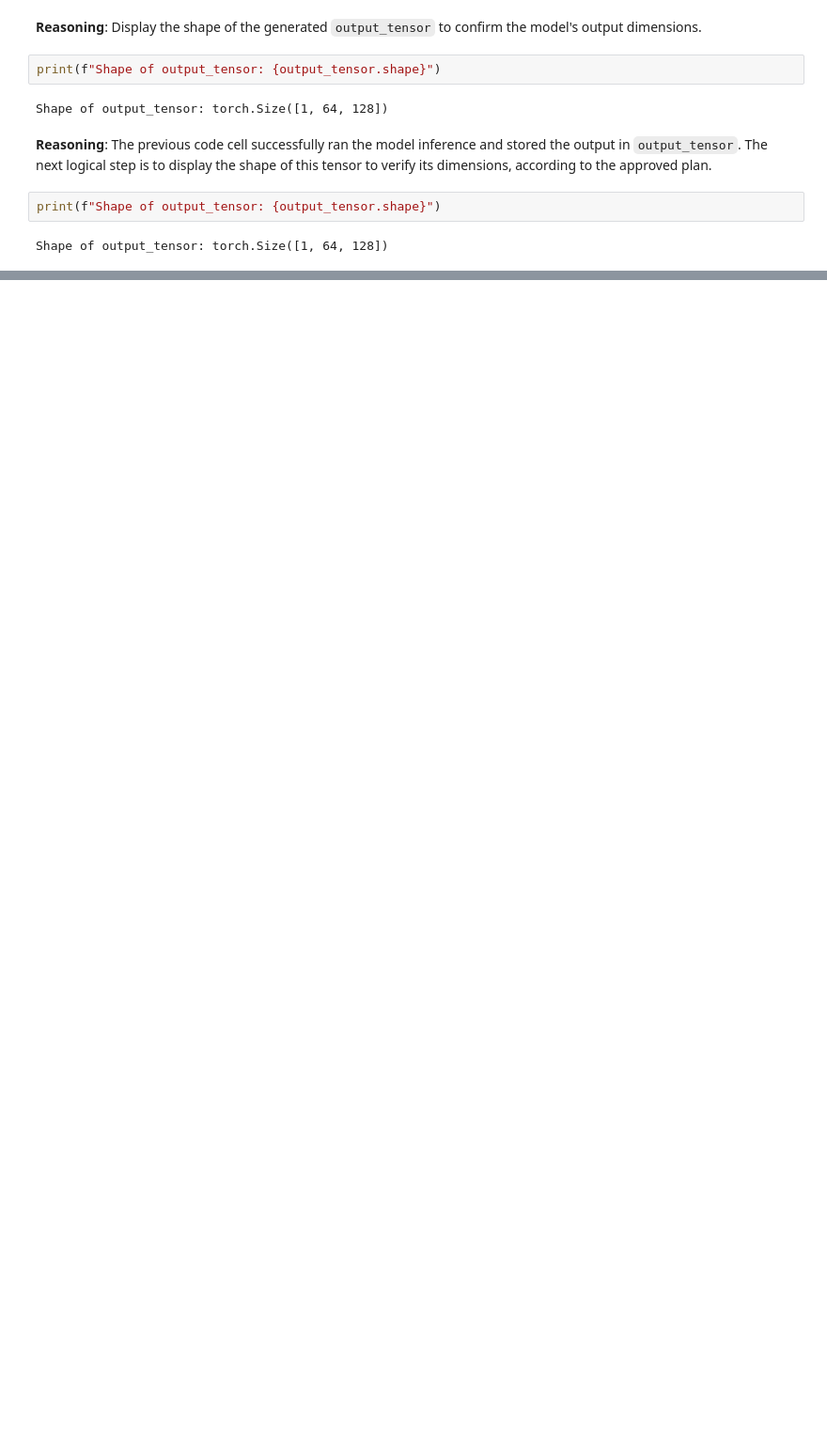
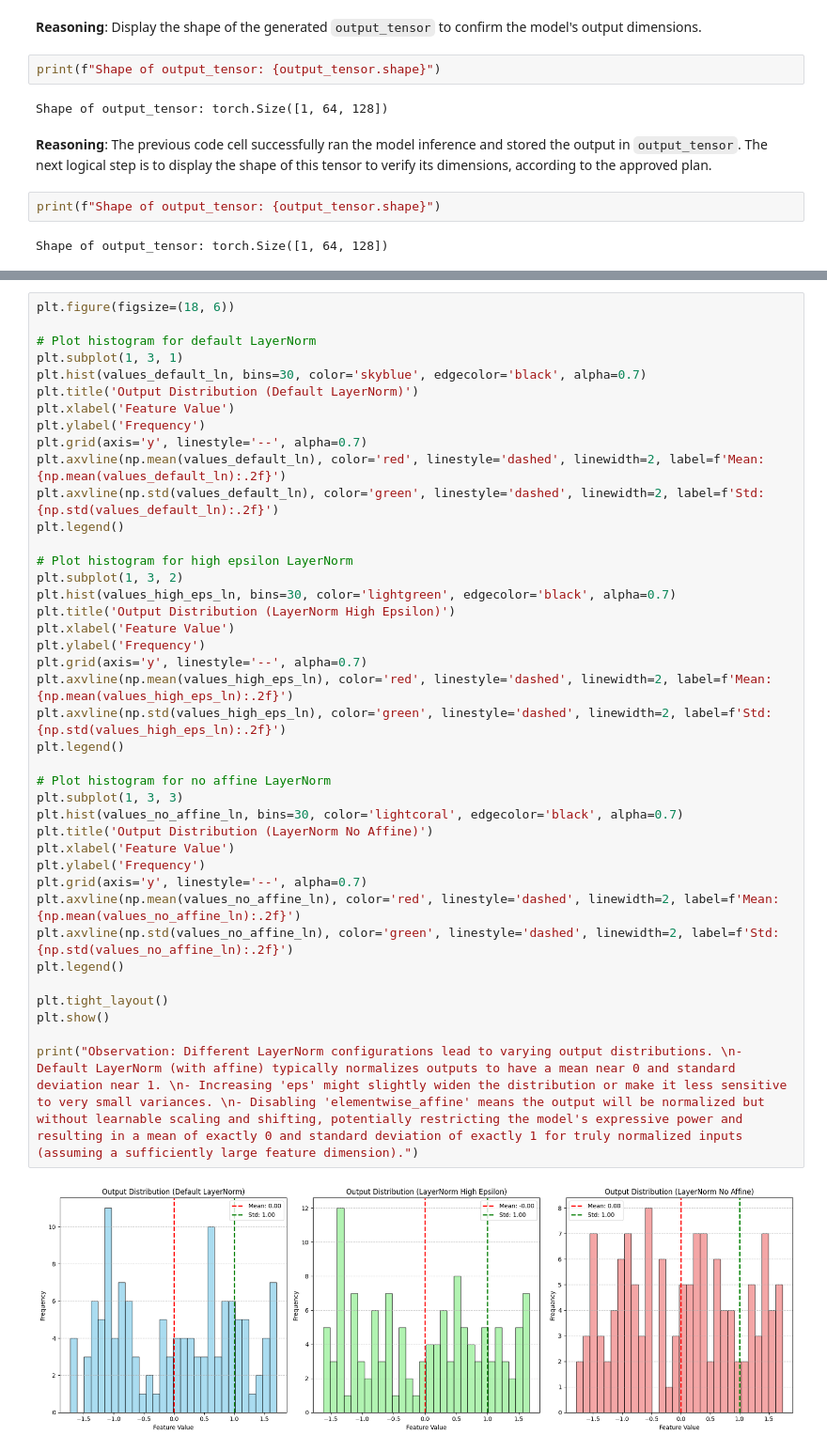
Before and after one commit to myaibiz5388-design/scott2, a Jupyter notebook: scott.ipynb, the cells around one changed output, grey strips where cells are left out. Shown at 94% size. Saved outputs shown, nothing was run; the diff lists cells and outputs as text; blank space fills up the shorter version.

```diff
--- a/scott.ipynb
+++ b/scott.ipynb
@@ -5710,0 +6311,42 @@ Successfully exported model to connectome_transformer.onnx
+# %%
+plt.figure(figsize=(18, 6))
+
+# Plot histogram for default LayerNorm
+plt.subplot(1, 3, 1)
+plt.hist(values_default_ln, bins=30, color='skyblue', edgecolor='black', alpha=0.7)
+plt.title('Output Distribution (Default LayerNorm)')
+plt.xlabel('Feature Value')
+plt.ylabel('Frequency')
+plt.grid(axis='y', linestyle='--', alpha=0.7)
+plt.axvline(np.mean(values_default_ln), color='red', linestyle='dashed', linewidth=2, label=f'Mean: {np.mean(values_default_ln):.2f}')
+plt.axvline(np.std(values_default_ln), color='green', linestyle='dashed', linewidth=2, label=f'Std: {np.std(values_default_ln):.2f}')
+plt.legend()
+
+# Plot histogram for high epsilon LayerNorm
+plt.subplot(1, 3, 2)
+plt.hist(values_high_eps_ln, bins=30, color='lightgreen', edgecolor='black', alpha=0.7)
+plt.title('Output Distribution (LayerNorm High Epsilon)')
+plt.xlabel('Feature Value')
+plt.ylabel('Frequency')
+plt.grid(axis='y', linestyle='--', alpha=0.7)
+plt.axvline(np.mean(values_high_eps_ln), color='red', linestyle='dashed', linewidth=2, label=f'Mean: {np.mean(values_high_eps_ln):.2f}')
+plt.axvline(np.std(values_high_eps_ln), color='green', linestyle='dashed', linewidth=2, label=f'Std: {np.std(values_high_eps_ln):.2f}')
+plt.legend()
+
+# Plot histogram for no affine LayerNorm
+plt.subplot(1, 3, 3)
+plt.hist(values_no_affine_ln, bins=30, color='lightcoral', edgecolor='black', alpha=0.7)
+plt.title('Output Distribution (LayerNorm No Affine)')
+plt.xlabel('Feature Value')
+plt.ylabel('Frequency')
+plt.grid(axis='y', linestyle='--', alpha=0.7)
+plt.axvline(np.mean(values_no_affine_ln), color='red', linestyle='dashed', linewidth=2, label=f'Mean: {np.mean(values_no_affine_ln):.2f}')
+plt.axvline(np.std(values_no_affine_ln), color='green', linestyle='dashed', linewidth=2, label=f'Std: {np.std(values_no_affine_ln):.2f}')
+plt.legend()
+
+plt.tight_layout()
+plt.show()
+
+print("Observation: Different LayerNorm configurations lead to varying output distributions. \n- Default LayerNorm (with affine) typically normalizes outputs to have a mean near 0 and standard deviation near 1. \n- Increasing 'eps' might slightly widen the distribution or make it less sensitive to very small variances. \n- Disabling 'elementwise_affine' means the output will be normalized but without learnable scaling and shifting, potentially restricting the model's expressive power and resulting in a mean of exactly 0 and standard deviation of exactly 1 for truly normalized inputs (assuming a sufficiently large feature dimension).")
+# %% [output]
+[figure, added]
```
Also changed, not shown: parts of 292 cells of this notebook.
